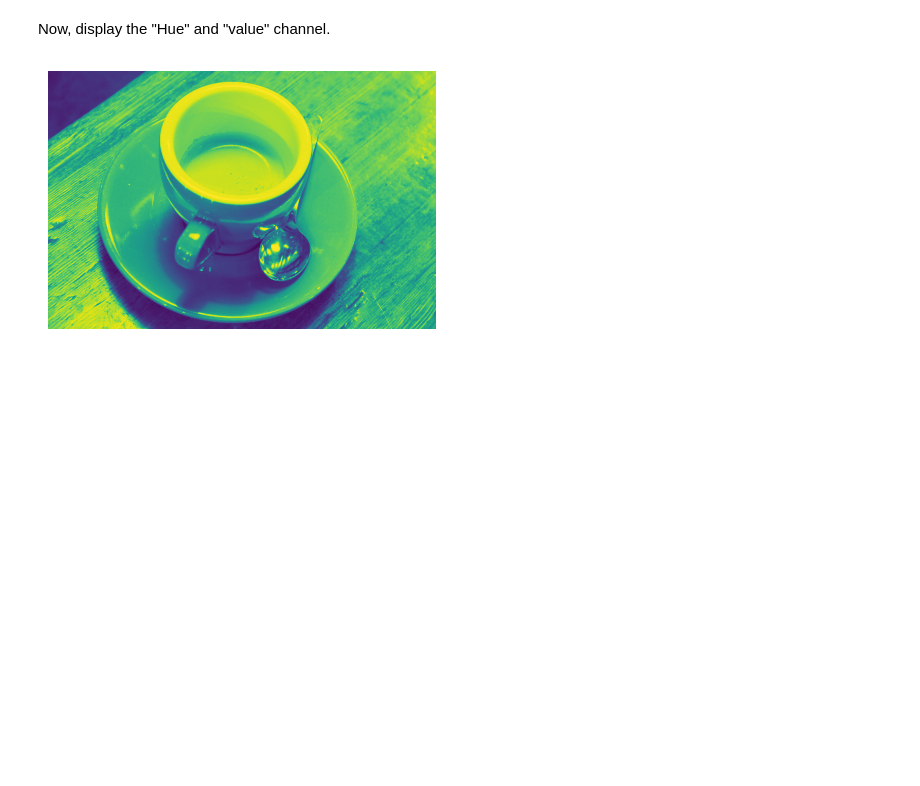
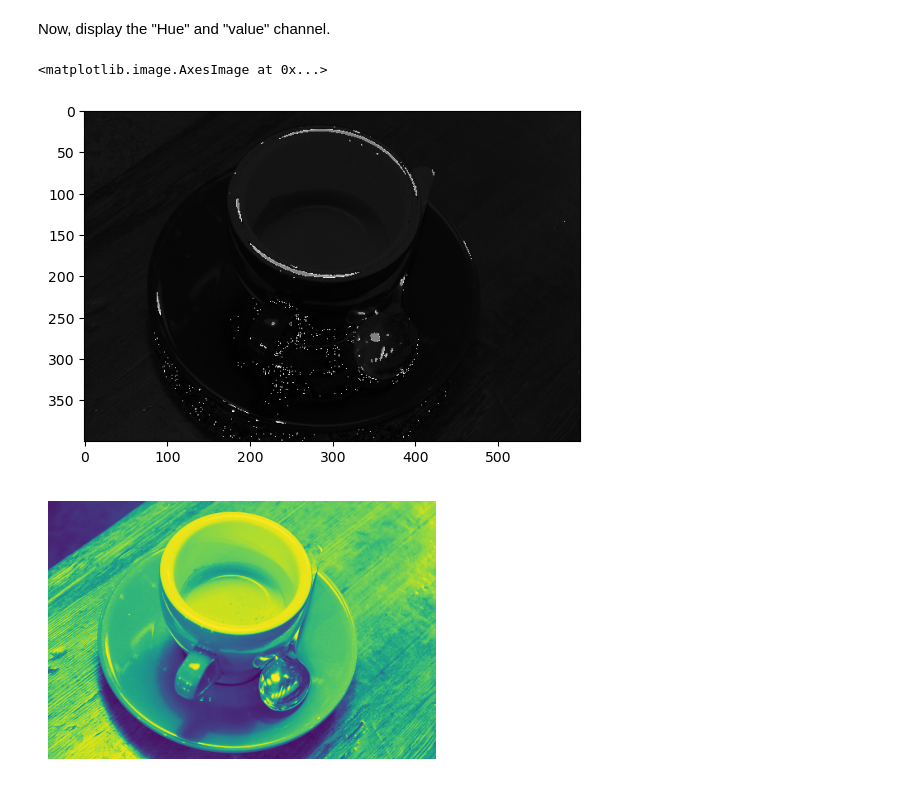
Before and after one commit to masak1112/Computer_vision_lecture_shnu, a Jupyter notebook: week02/Practice_01/Practice_01-answer01.ipynb, the cells around one changed output. Drawn from its saved outputs; the diff is of its cells as text; code cells hidden in the pictures; blank space fills up the shorter version.

```diff
--- a/week02/Practice_01/Practice_01-answer01.ipynb
+++ b/week02/Practice_01/Practice_01-answer01.ipynb
@@ -118,8 +118,11 @@ Now, display the "Hue" and "value" channel.
 # %%
 #YOUR CODE#
 
 #display(hue_img)
-plt.imshow(hue_img) #or you can add cmap = "gray" to see the hue value of the image with white-black color
+plt.imshow(hue_img, cmap="gray")
+# %% [output]
+<matplotlib.image.AxesImage at 0x...>
+[figure, added]
 # %%
 #YOUR CODE#
 display(value_img)
```
Also changed, not shown: parts of 6 cells of this notebook.
